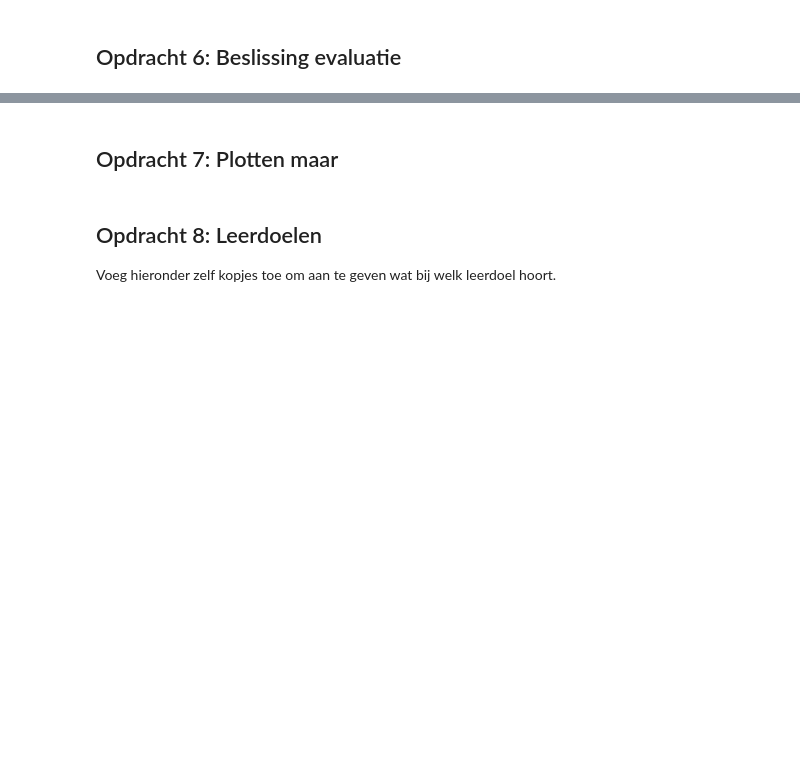
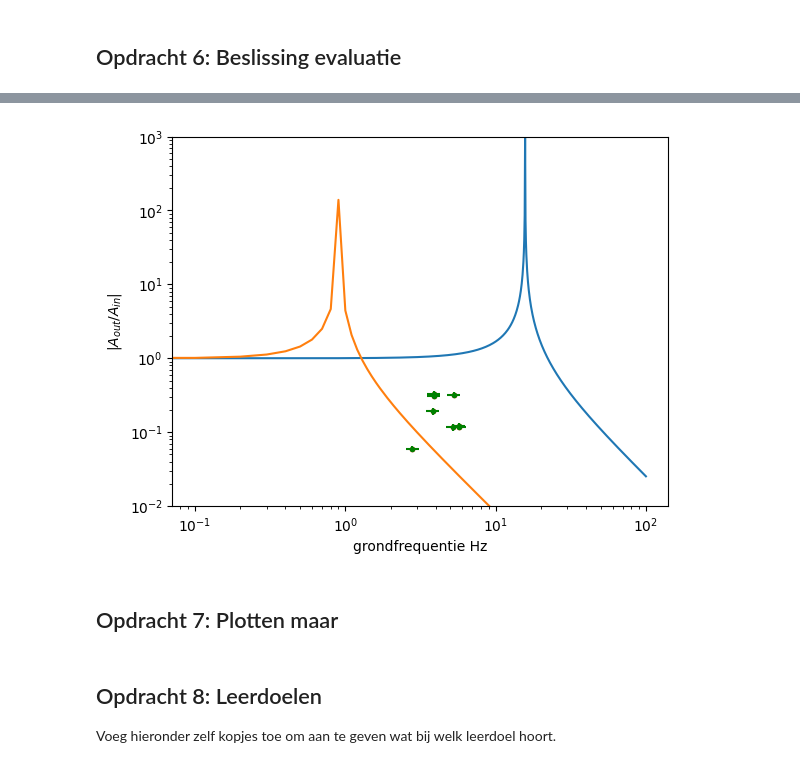
Before and after one commit to sjiemen/DEF_opdrachten_fork, a Jupyter notebook: FysiekeOntwerpopdrachten/5MaakEenOpstellingTrillingsvrij/Ontwerpopdracht5MaakEenOpstellingTrillingsvrijInvulTemplate.ipynb, the cells around one changed output, grey strips where cells are left out. Cells and saved outputs as stored; diff of their text form; code cells hidden in the pictures; blank space fills up the shorter version.

```diff
--- a/FysiekeOntwerpopdrachten/5MaakEenOpstellingTrillingsvrij/Ontwerpopdracht5MaakEenOpstellingTrillingsvrijInvulTemplate.ipynb
+++ b/FysiekeOntwerpopdrachten/5MaakEenOpstellingTrillingsvrij/Ontwerpopdracht5MaakEenOpstellingTrillingsvrijInvulTemplate.ipynb
@@ -144,7 +144,31 @@ Deze grafiek heb je later weer nodig om je gemeten punten aan toe te voegen. Ga
 
 Als je hier negatief geantwoord hebt, kopieer onder deze cel dan alle cellen van Synthese tot en met Evaluation & decision en doorloop dat deel van het ontwerp proces nogmaals.
 # %%
-# Voeg hier je plot in.
+# verhouding_a = np.sort(np.array([0.19/1.14,2.39/6.69,0.80/6.74,1.15/6.42,0.84/4.50]))
+# f_gemeten = np.sort(np.array([5.6,5.25,5.3,5.45,5.2]))
+
+verhouding_a = np.array([0.72/6.1,0.55/4.58,1.03/3.22,0.69/5.93,2.29/6.99,1.09/5.66,1.82/5.91,0.19/3.17])
+f_gemeten = np.array([5.75,5.7,5.3,5.2,3.9,3.85,3.9,2.8])
+
+
+deltax = 12
+omega_0 = np.sqrt(g/deltax)
+a_verhouding = amplitudeverhouding(omega_0,frequenties)
+
+# oude grafiek
+plt.figure()
+plt.plot(frequenties,np.abs(amplitudeverhouding(kantelfrequentie, frequenties)))
+plt.plot(frequenties,np.abs(a_verhouding))
+plt.plot(f_gemeten,verhouding_a,'r.')
+plt.errorbar(f_gemeten,verhouding_a,0.1*verhouding_a,0.1*f_gemeten,'g.')
+plt.xscale('log')
+plt.yscale('log')
+plt.ylim(10**-2,10**3)
+plt.xlabel('grondfrequentie Hz')
+plt.ylabel(r'$|A_{out}/A_{in}|$')
+plt.show()
+# %% [output]
+[figure, added]
 # %% [markdown]
 ## Opdracht 7: Plotten maar
 # %%
```
Also changed, not shown: parts of 10 cells of this notebook, 1 other file.
